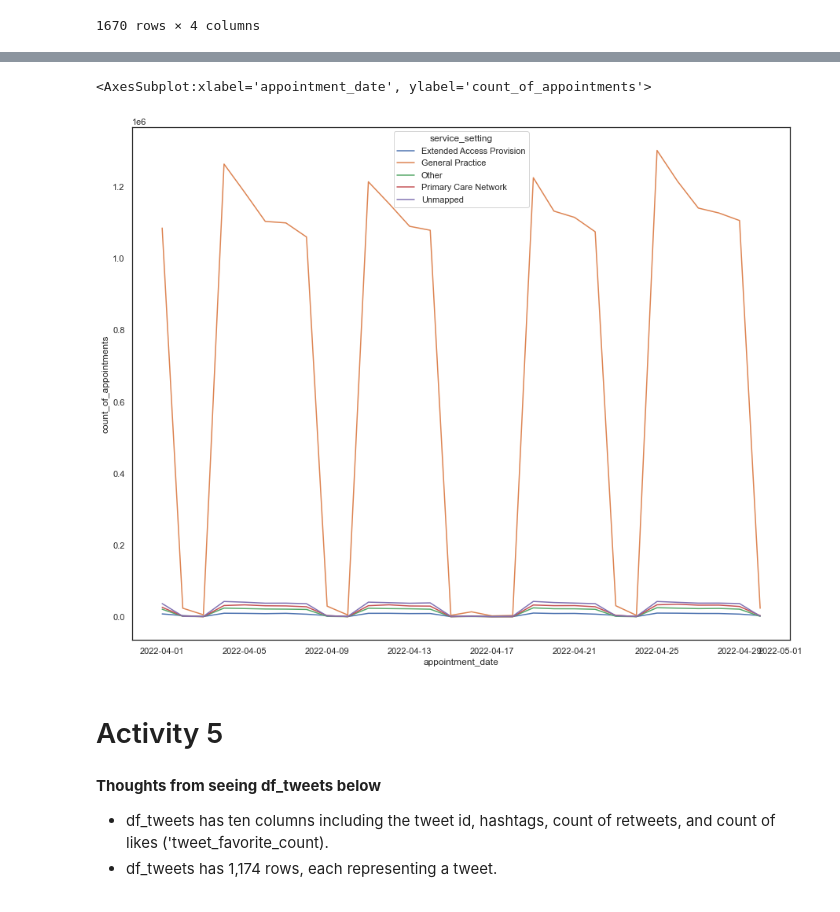
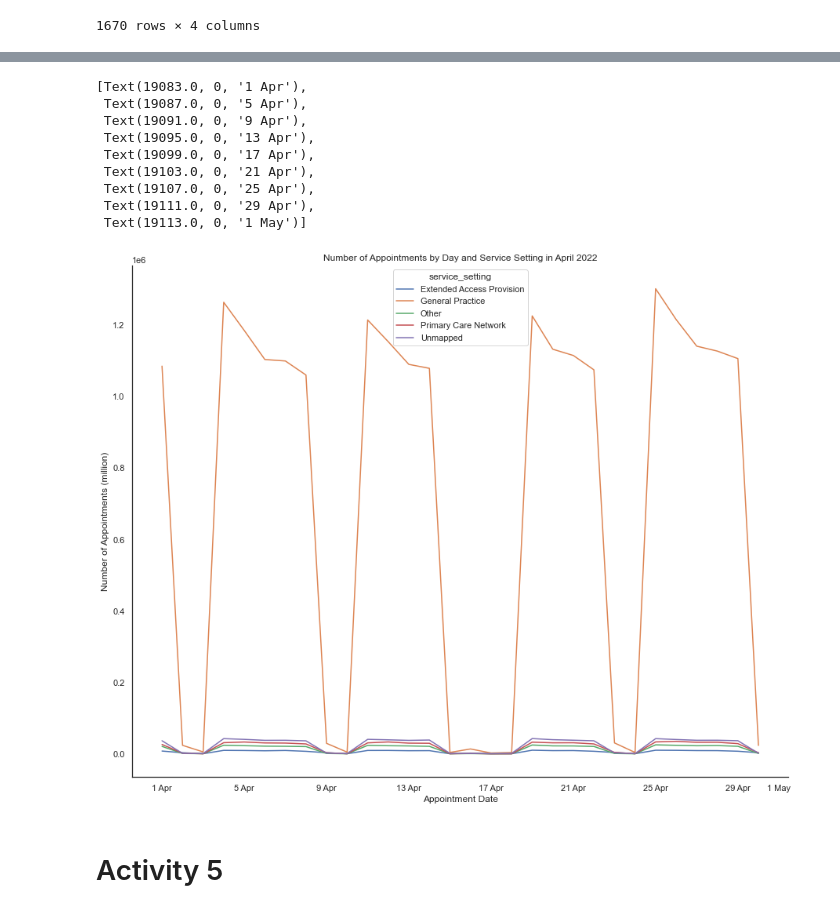
Before and after one commit to andreas-yiallouros/LSE_DA_Course_NHS_GP_Appointments, a Jupyter notebook: Yiallouros_Andreas_DA201_Assignment_Notebook.ipynb, the cells around one changed output, grey strips where cells are left out. Cells and saved outputs as stored; diff of their text form; code cells hidden in the pictures.

```diff
--- a/Yiallouros_Andreas_DA201_Assignment_Notebook.ipynb
+++ b/Yiallouros_Andreas_DA201_Assignment_Notebook.ipynb
@@ -1259,13 +1449,29 @@ sns.lineplot(data=apnts_by_date_and_setting[filt_jan],
 # %%
 # Create lineplot spring 2022.
-sns.lineplot(data=apnts_by_date_and_setting[filt_apr],
+g = sns.lineplot(data=apnts_by_date_and_setting[filt_apr],
              x='appointment_date',
              y='count_of_appointments',
              hue='service_setting',
              ci=None)
+sns.despine(right=True, top=True)
+plt.xlabel('Appointment Date')
+plt.ylabel('Number of Appointments (million)')
+plt.title('Number of Appointments by Day and Service Setting in April 2022')
+g.set_xticklabels(
+    ['1 Apr', '5 Apr', '9 Apr',
+     '13 Apr', '17 Apr', '21 Apr',
+     '25 Apr', '29 Apr', '1 May'])
 # %% [output]
-<AxesSubplot:xlabel='appointment_date', ylabel='count_of_appointments'>
+[Text(19083.0, 0, '1 Apr'),
+ Text(19087.0, 0, '5 Apr'),
+ Text(19091.0, 0, '9 Apr'),
+ Text(19095.0, 0, '13 Apr'),
+ Text(19099.0, 0, '17 Apr'),
+ Text(19103.0, 0, '21 Apr'),
+ Text(19107.0, 0, '25 Apr'),
+ Text(19111.0, 0, '29 Apr'),
+ Text(19113.0, 0, '1 May')]
-[figure, old version]
+[figure, new version]
 # %% [markdown]
 # Activity 5
 # %%
@@ -1277,4 +1479,0 @@ df_tweets = pd.read_csv('tweets.csv')
-# %% [markdown]
-**Thoughts from seeing df_tweets below**
-* df_tweets has ten columns including the tweet id, hashtags, count of retweets, and count of likes ('tweet_favorite_count).
-* df_tweets has 1,174 rows, each representing a tweet.
```
Also changed, not shown: parts of 142 cells of this notebook, 1 other file.
